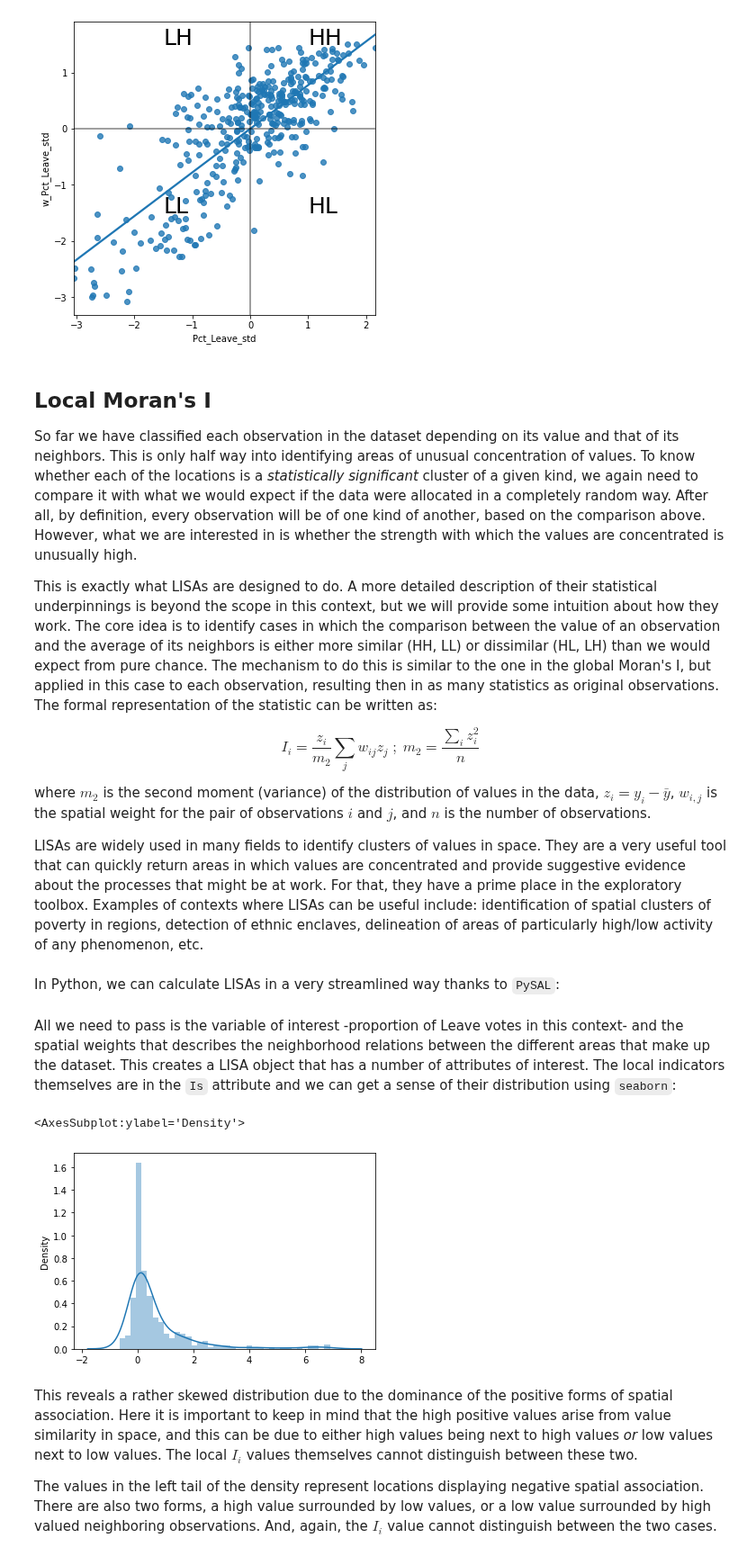
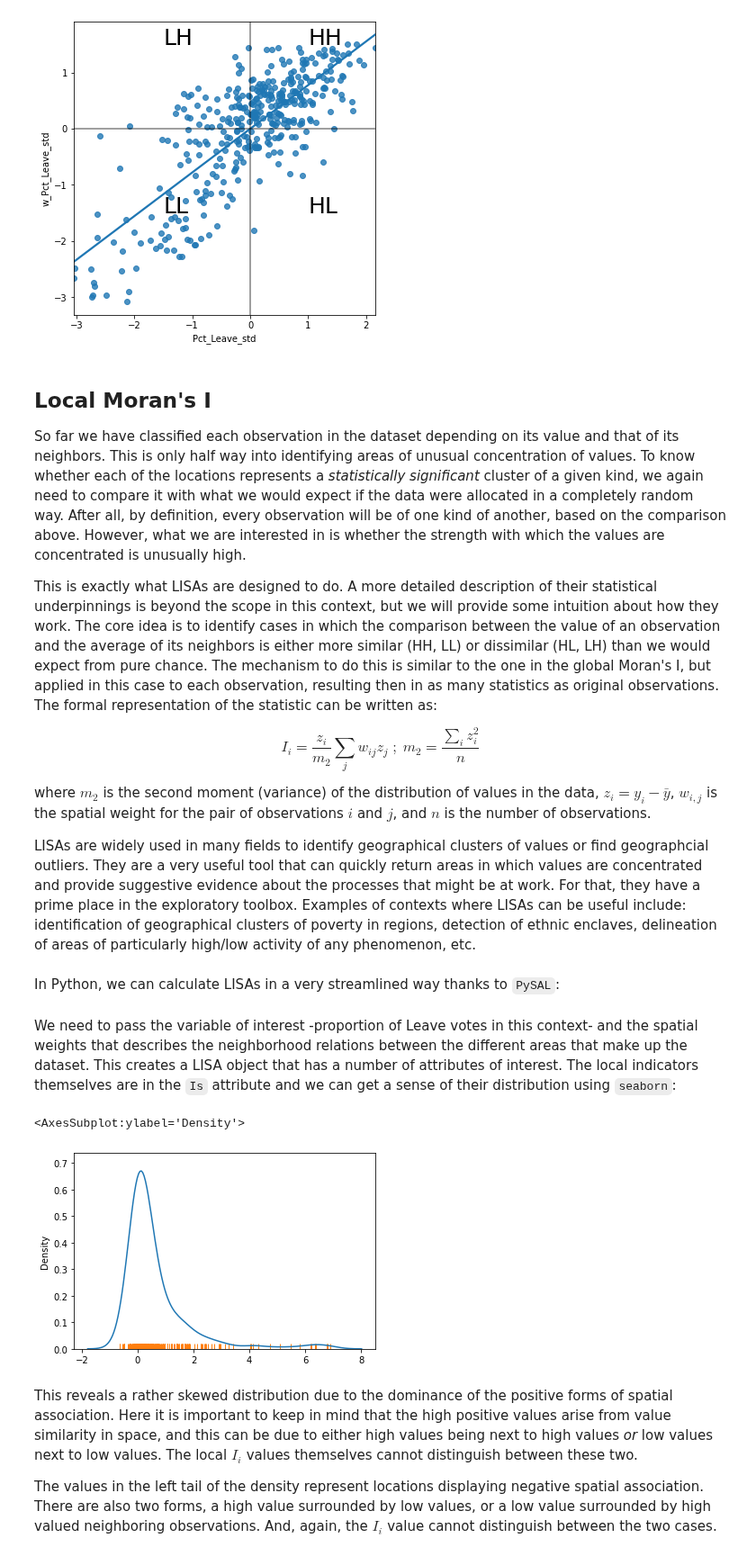
Before and after one commit to gdsbook/book, a Jupyter notebook: notebooks/07_local_autocorrelation.ipynb, the cells around one changed output. Shown at 90% size. Drawn from its saved outputs; the diff is of its cells as text; code cells hidden in the pictures.

```diff
--- a/notebooks/07_local_autocorrelation.ipynb
+++ b/notebooks/07_local_autocorrelation.ipynb
@@ -200,7 +155,7 @@ plt.show()
 # %% [markdown]
 ## Local Moran's I
 
-So far we have classified each observation in the dataset depending on its value and that of its neighbors. This is only half way into identifying areas of unusual concentration of values. To know whether each of the locations is a *statistically significant* cluster of a given kind, we again need to compare it with what we would expect if the data were allocated in a completely random way. After all, by definition, every observation will be of one kind of another, based on the comparison above. However, what we are interested in is whether the strength with which the values are concentrated is unusually high.
+So far we have classified each observation in the dataset depending on its value and that of its neighbors. This is only half way into identifying areas of unusual concentration of values. To know whether each of the locations represents a *statistically significant* cluster of a given kind, we again need to compare it with what we would expect if the data were allocated in a completely random way. After all, by definition, every observation will be of one kind of another, based on the comparison above. However, what we are interested in is whether the strength with which the values are concentrated is unusually high.
 
 This is exactly what LISAs are designed to do. A more detailed description of their statistical underpinnings is beyond the scope in this context, but we will provide some intuition about how they work. The core idea is to identify cases in which the comparison between the value of an observation and the average of its neighbors is either more similar (HH, LL) or dissimilar (HL, LH) than we would expect from pure chance. The mechanism to do this is similar to the one in the global Moran's I, but applied in this case to each observation, resulting then in as many statistics as original observations. The formal representation of the statistic can be written as:
 
@@ -210,18 +165,19 @@ $$
 
 where $m_2$ is the second moment (variance) of the distribution of values in the data, $z_i = y_i - \bar{y}$, $w_{i,j}$ is the spatial weight for the pair of observations $i$ and $j$, and $n$ is the number of observations.
 
-LISAs are widely used in many fields to identify clusters of values in space. They are a very useful tool that can quickly return areas in which values are concentrated and provide suggestive evidence about the processes that might be at work. For that, they have a prime place in the exploratory toolbox. Examples of contexts where LISAs can be useful include: identification of spatial clusters of poverty in regions, detection of ethnic enclaves, delineation of areas of particularly high/low activity of any phenomenon, etc.
+LISAs are widely used in many fields to identify geographical clusters of values or find geographcial outliers. They are a very useful tool that can quickly return areas in which values are concentrated and provide suggestive evidence about the processes that might be at work. For that, they have a prime place in the exploratory toolbox. Examples of contexts where LISAs can be useful include: identification of geographical clusters of poverty in regions, detection of ethnic enclaves, delineation of areas of particularly high/low activity of any phenomenon, etc.
 # %% [markdown]
 In Python, we can calculate LISAs in a very streamlined way thanks to `PySAL`:
 # %%
 lisa = esda.moran.Moran_Local(db['Pct_Leave'], w)
 # %% [markdown]
-All we need to pass is the variable of interest -proportion of Leave votes in this context- and the spatial weights that describes the neighborhood relations between the different areas that make up the dataset. This creates a LISA object that has a number of attributes of interest. The local indicators themselves are in the `Is` attribute and we can get a sense of their distribution using `seaborn`:
+We need to pass the variable of interest -proportion of Leave votes in this context- and the spatial weights that describes the neighborhood relations between the different areas that make up the dataset. This creates a LISA object that has a number of attributes of interest. The local indicators themselves are in the `Is` attribute and we can get a sense of their distribution using `seaborn`:
-# %%
-seaborn.distplot(lisa.Is)
-# %% [output]
-<AxesSubplot:ylabel='Density'>
-[figure, removed]
+# %%
+ax = seaborn.kdeplot(lisa.Is)
+seaborn.rugplot(lisa.Is, ax=ax)
+# %% [output]
+<AxesSubplot:ylabel='Density'>
+[figure, added]
 # %% [markdown]
 This reveals a rather skewed distribution due to the dominance of the positive forms of spatial association. Here it is important to keep in mind that the high positive values arise from value similarity in space, and this can be due to either high values being next to high values *or* low values next to low values. The local $I_i$ values themselves cannot distinguish between these two.
 
```
Also changed, not shown: parts of 11 cells of this notebook, 1 other file.
